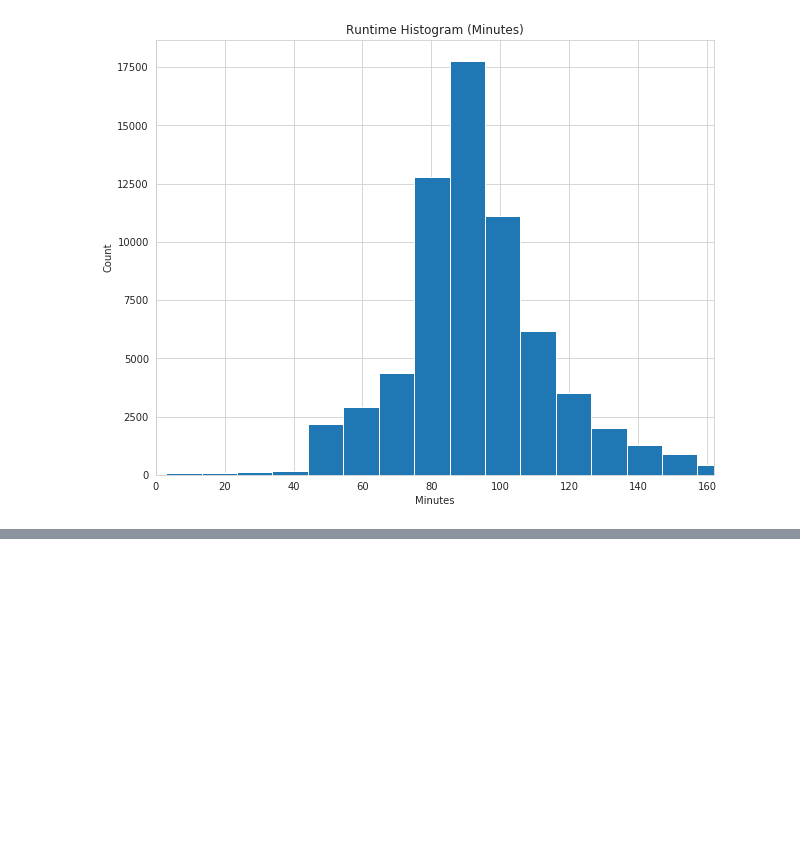
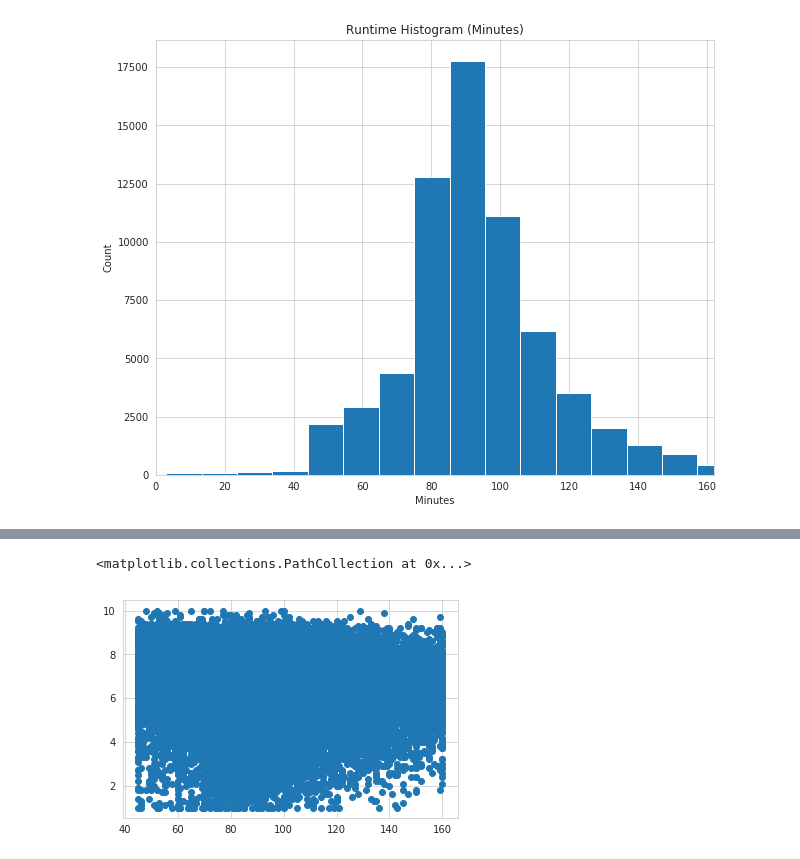
Before and after one commit to nt-ds/movie-industry-consulting-firm, a Jupyter notebook: imdb_files.ipynb, the cells around one changed output, grey strips where cells are left out. Cells and saved outputs as stored; diff of their text form; code cells hidden in the pictures; blank space fills up the shorter version.

```diff
--- a/imdb_files.ipynb
+++ b/imdb_files.ipynb
@@ -341,0 +356,5 @@ So that makes sense that most of the movies last about 1.5 hours.
+# %%
+plt.scatter(normal_run_movies.runtime_minutes, normal_run_movies.averagerating)
+# %% [output]
+<matplotlib.collections.PathCollection at 0x...>
+[figure, added]
```
Also changed, not shown: parts of 45 cells of this notebook.
